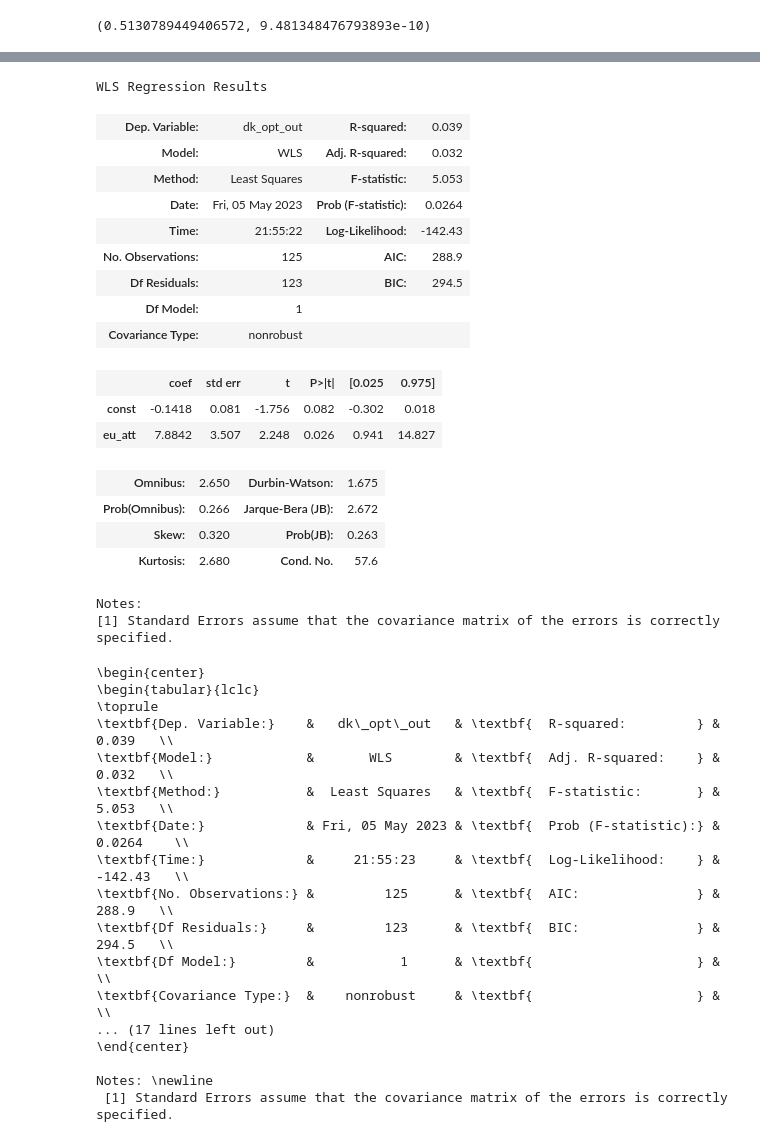
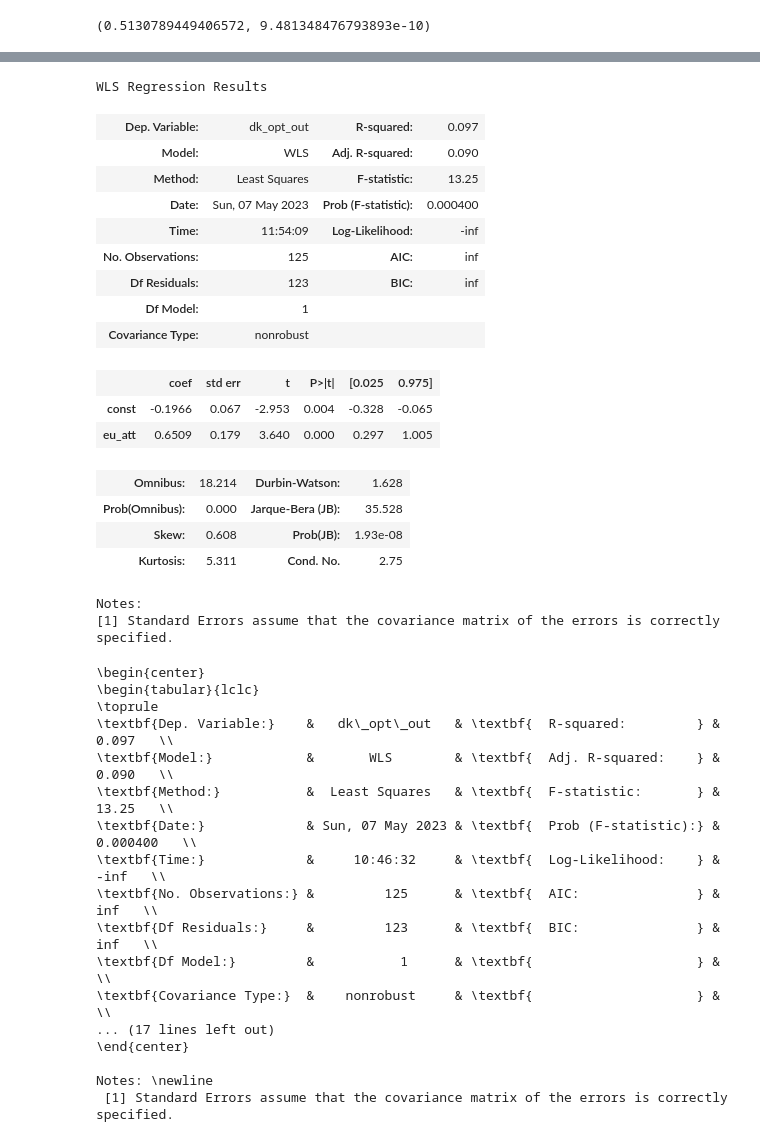
Before and after one commit to paride92/GeneralisedPoliticalScaling, a Jupyter notebook: project_eu_attitudes.ipynb, the cells around one changed output, grey strips where cells are left out. Drawn from its saved outputs; the diff is of its cells as text; code cells hidden in the pictures.

```diff
--- a/project_eu_attitudes.ipynb
+++ b/project_eu_attitudes.ipynb
@@ -887,7 +891,8 @@ proj_dim.shape
 # %%
 eu_val = combined_hover.dropna()
 eu_val['eu_att'] = proj_dim
-eu_val.head()
+eu_val['eu_att'] = rescale(eu_val['eu_att'])
+eu_val.describe()
 # %% [output]
 A value is trying to be set on a copy of a slice from a DataFrame.
 Try using .loc[row_indexer,col_indexer] = value instead
@@ -923,6 +937,13 @@ eu_val_merged.head()
 5 rows × 36 columns
+# %%
+# count number of times the strings 'eu' or 'union'  appear in snippet column
+eu_val_merged['eu_count'] = eu_val_merged['snippet'].str.count('eu|union')
+
+# Normalize eu_count col to between 0 and 1
+eu_val_merged['eu_count'] = (eu_val_merged['eu_count'] - np.min(eu_val_merged['eu_count'])) / (np.max(eu_val_merged['eu_count']) - np.min(eu_val_merged['eu_count']))
 # %%
 # Potential weighting according to number of utterances
-weight = parl_data['full_name'].value_counts(normalize=True)
+weight = parl_data['full_name'].value_counts()
 eu_val_merged['weight'] = eu_val_merged['full_name'].map(weight)
+eu_val_merged['weight'] = eu_val_merged['weight'] / eu_val_merged['weight'].sum()
 eu_val_sub = eu_val_merged.loc[eu_val_merged['weight'] > 0]
@@ -1008,32 +1041,32 @@ plt.show()
 # %%
 # run weighted least squares regression
 import statsmodels.api as sm
-X = eu_val_sub['eu_att']
+X = rescale(eu_val_sub['eu_att'])
 y = -eu_val_sub['dk_opt_out']
 X = sm.add_constant(X)
-model = sm.WLS(y, X, weights=eu_val_sub['weight']).fit()
+model = sm.WLS(y, X, weights=eu_val_sub['eu_count']).fit()
 predictions = model.predict(X)
 
 # Print out the statistics
 model.summary()
 # %% [output]
 WLS Regression Results
-| Dep. Variable: | dk_opt_out | R-squared: | 0.039 |
-| Model: | WLS | Adj. R-squared: | 0.032 |
-| Method: | Least Squares | F-statistic: | 5.053 |
-| Date: | Fri, 05 May 2023 | Prob (F-statistic): | 0.0264 |
-| Time: | 21:55:22 | Log-Likelihood: | -142.43 |
-| No. Observations: | 125 | AIC: | 288.9 |
-| Df Residuals: | 123 | BIC: | 294.5 |
+| Dep. Variable: | dk_opt_out | R-squared: | 0.097 |
+| Model: | WLS | Adj. R-squared: | 0.090 |
+| Method: | Least Squares | F-statistic: | 13.25 |
+| Date: | Sun, 07 May 2023 | Prob (F-statistic): | 0.000400 |
+| Time: | 11:54:09 | Log-Likelihood: | -inf |
+| No. Observations: | 125 | AIC: | inf |
+| Df Residuals: | 123 | BIC: | inf |
 | Df Model: | 1 |  |  |
 | Covariance Type: | nonrobust |  |  |
 |  | coef | std err | t | P>|t| | [0.025 | 0.975] |
-| const | -0.1418 | 0.081 | -1.756 | 0.082 | -0.302 | 0.018 |
-| eu_att | 7.8842 | 3.507 | 2.248 | 0.026 | 0.941 | 14.827 |
+| const | -0.1966 | 0.067 | -2.953 | 0.004 | -0.328 | -0.065 |
+| eu_att | 0.6509 | 0.179 | 3.640 | 0.000 | 0.297 | 1.005 |
-| Omnibus: | 2.650 | Durbin-Watson: | 1.675 |
-| Prob(Omnibus): | 0.266 | Jarque-Bera (JB): | 2.672 |
-| Skew: | 0.320 | Prob(JB): | 0.263 |
-| Kurtosis: | 2.680 | Cond. No. | 57.6 |
+| Omnibus: | 18.214 | Durbin-Watson: | 1.628 |
+| Prob(Omnibus): | 0.000 | Jarque-Bera (JB): | 35.528 |
+| Skew: | 0.608 | Prob(JB): | 1.93e-08 |
+| Kurtosis: | 5.311 | Cond. No. | 2.75 |
 Notes:
 [1] Standard Errors assume that the covariance matrix of the errors is correctly specified.
 # %%
@@ -1043,13 +1076,13 @@ print(model.summary().as_latex())
 \begin{center}
 \begin{tabular}{lclc}
 \toprule
-\textbf{Dep. Variable:}    &   dk\_opt\_out   & \textbf{  R-squared:         } &     0.039   \\
-\textbf{Model:}            &       WLS        & \textbf{  Adj. R-squared:    } &     0.032   \\
-\textbf{Method:}           &  Least Squares   & \textbf{  F-statistic:       } &     5.053   \\
-\textbf{Date:}             & Fri, 05 May 2023 & \textbf{  Prob (F-statistic):} &   0.0264    \\
-\textbf{Time:}             &     21:55:23     & \textbf{  Log-Likelihood:    } &   -142.43   \\
-\textbf{No. Observations:} &         125      & \textbf{  AIC:               } &     288.9   \\
-\textbf{Df Residuals:}     &         123      & \textbf{  BIC:               } &     294.5   \\
+\textbf{Dep. Variable:}    &   dk\_opt\_out   & \textbf{  R-squared:         } &     0.097   \\
+\textbf{Model:}            &       WLS        & \textbf{  Adj. R-squared:    } &     0.090   \\
+\textbf{Method:}           &  Least Squares   & \textbf{  F-statistic:       } &     13.25   \\
+\textbf{Date:}             & Sun, 07 May 2023 & \textbf{  Prob (F-statistic):} &  0.000400   \\
+\textbf{Time:}             &     10:46:32     & \textbf{  Log-Likelihood:    } &      -inf   \\
+\textbf{No. Observations:} &         125      & \textbf{  AIC:               } &       inf   \\
+\textbf{Df Residuals:}     &         123      & \textbf{  BIC:               } &       inf   \\
 \textbf{Df Model:}         &           1      & \textbf{                     } &             \\
 \textbf{Covariance Type:}  &    nonrobust     & \textbf{                     } &             \\
 ... (17 lines left out)
```
Also changed, not shown: parts of 12 cells of this notebook, 2 other files.
